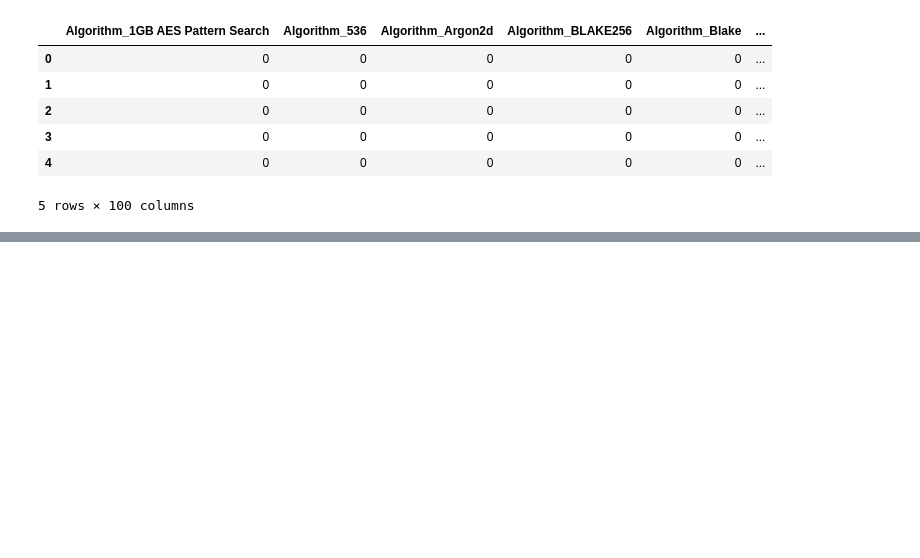
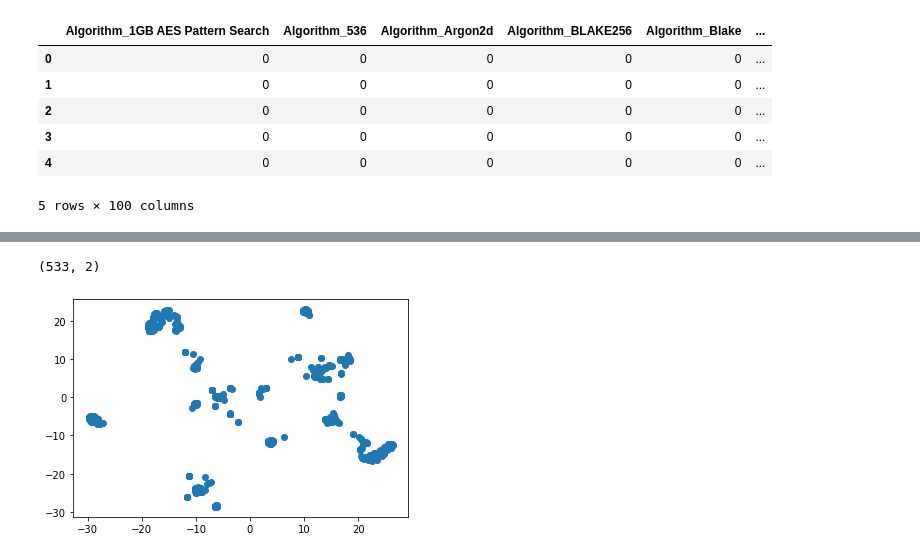
Before and after one commit to sissa81/Cryptocurrency-Clusters, a Jupyter notebook: crypto.ipynb, the cells around one changed output, grey strips where cells are left out. Drawn from its saved outputs; the diff is of its cells as text; code cells hidden in the pictures; blank space fills up the shorter version.

Commit message:
t-NSE Reduction and Scatter Plot

```diff
--- a/crypto.ipynb
+++ b/crypto.ipynb
@@ -201,0 +203,23 @@ pca.explained_variance_ratio_.sum()
+# %%
+# Initialize t-SNE model
+tsne = TSNE(learning_rate=50)
+# %%
+# Further reduce dimensions
+tsne_features = tsne.fit_transform(df_pca)
+# %%
+# See shape
+tsne_features.shape
+# %% [output]
+(533, 2)
+# %%
+# The first column of transformed features
+df_pca['x'] = tsne_features[:,0]
+
+# The second column of transformed features
+df_pca['y'] = tsne_features[:,1]
+# %%
+# Visualize the clusters with color
+plt.scatter(df_pca['x'], df_pca['y'])
+plt.show()
+# %% [output]
+[figure, added]
```
Also changed, not shown: parts of 4 cells of this notebook.
